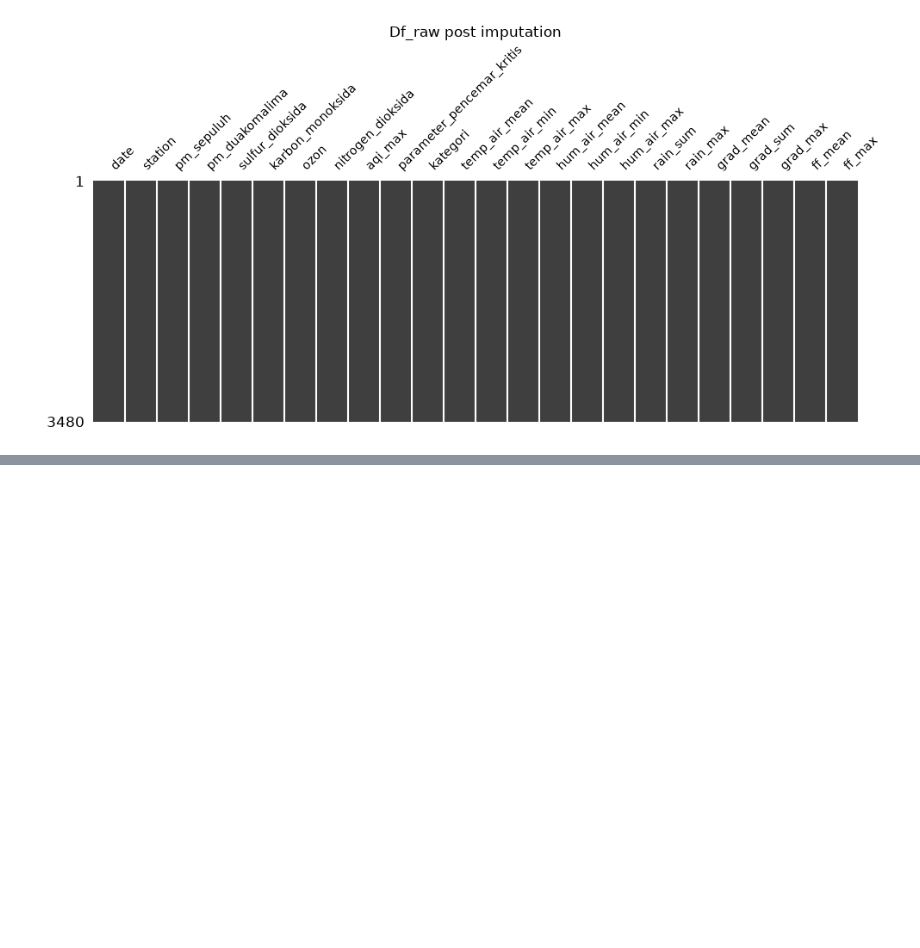
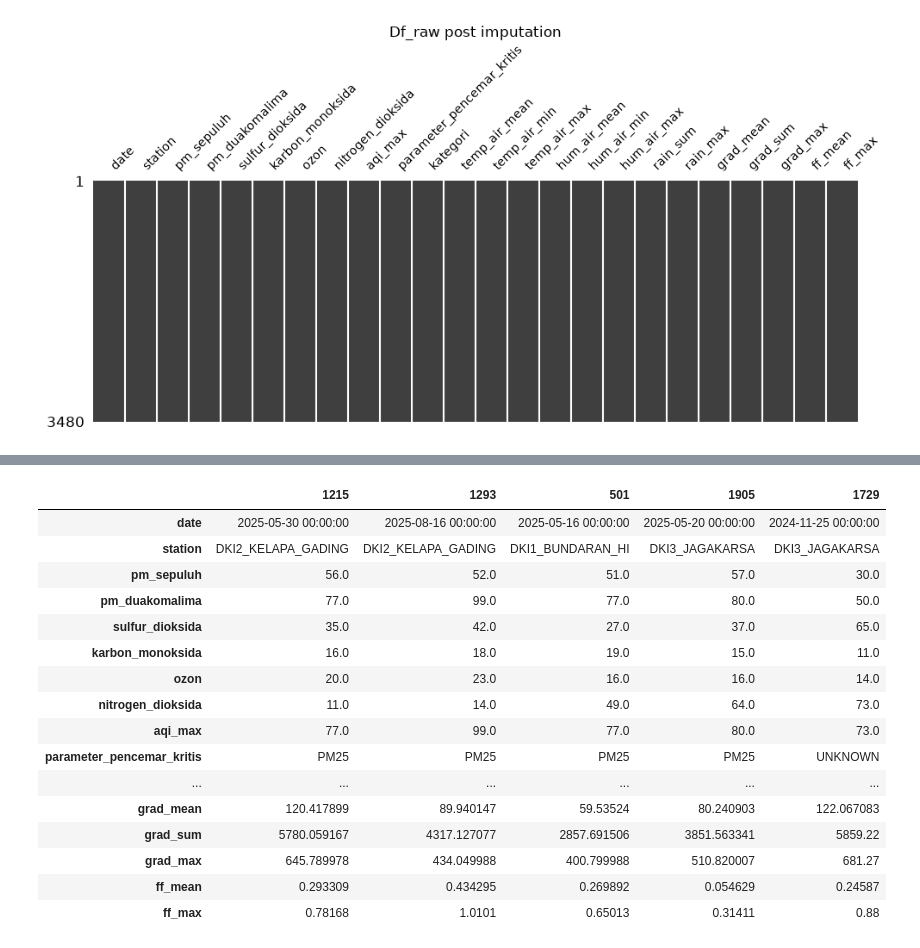
Before and after one commit to Briant-s/Jakarta_AirQuality_Prediction, a Jupyter notebook: data_cleaning.ipynb, the cells around one changed output, grey strips where cells are left out. Drawn from its saved outputs; the diff is of its cells as text; code cells hidden in the pictures; blank space fills up the shorter version.

```diff
--- a/data_cleaning.ipynb
+++ b/data_cleaning.ipynb
@@ -414,0 +386,20 @@ ff_max: 137 outliers 3.936781609195402
+# %%
+df_impute.sample(5).T
+# %% [output]
+|  | 1215 | 1293 | 501 | 1905 | 1729 |
+| date | 2025-05-30 00:00:00 | 2025-08-16 00:00:00 | 2025-05-16 00:00:00 | 2025-05-20 00:00:00 | 2024-11-25 00:00:00 |
+| station | DKI2_KELAPA_GADING | DKI2_KELAPA_GADING | DKI1_BUNDARAN_HI | DKI3_JAGAKARSA | DKI3_JAGAKARSA |
+| pm_sepuluh | 56.0 | 52.0 | 51.0 | 57.0 | 30.0 |
+| pm_duakomalima | 77.0 | 99.0 | 77.0 | 80.0 | 50.0 |
+| sulfur_dioksida | 35.0 | 42.0 | 27.0 | 37.0 | 65.0 |
+| karbon_monoksida | 16.0 | 18.0 | 19.0 | 15.0 | 11.0 |
+| ozon | 20.0 | 23.0 | 16.0 | 16.0 | 14.0 |
+| nitrogen_dioksida | 11.0 | 14.0 | 49.0 | 64.0 | 73.0 |
+| aqi_max | 77.0 | 99.0 | 77.0 | 80.0 | 73.0 |
+| parameter_pencemar_kritis | PM25 | PM25 | PM25 | PM25 | UNKNOWN |
+| ... | ... | ... | ... | ... | ... |
+| grad_mean | 120.417899 | 89.940147 | 59.53524 | 80.240903 | 122.067083 |
+| grad_sum | 5780.059167 | 4317.127077 | 2857.691506 | 3851.563341 | 5859.22 |
+| grad_max | 645.789978 | 434.049988 | 400.799988 | 510.820007 | 681.27 |
+| ff_mean | 0.293309 | 0.434295 | 0.269892 | 0.054629 | 0.24587 |
+| ff_max | 0.78168 | 1.0101 | 0.65013 | 0.31411 | 0.88 |
```
Also changed, not shown: parts of 12 cells of this notebook, 8 other files.
